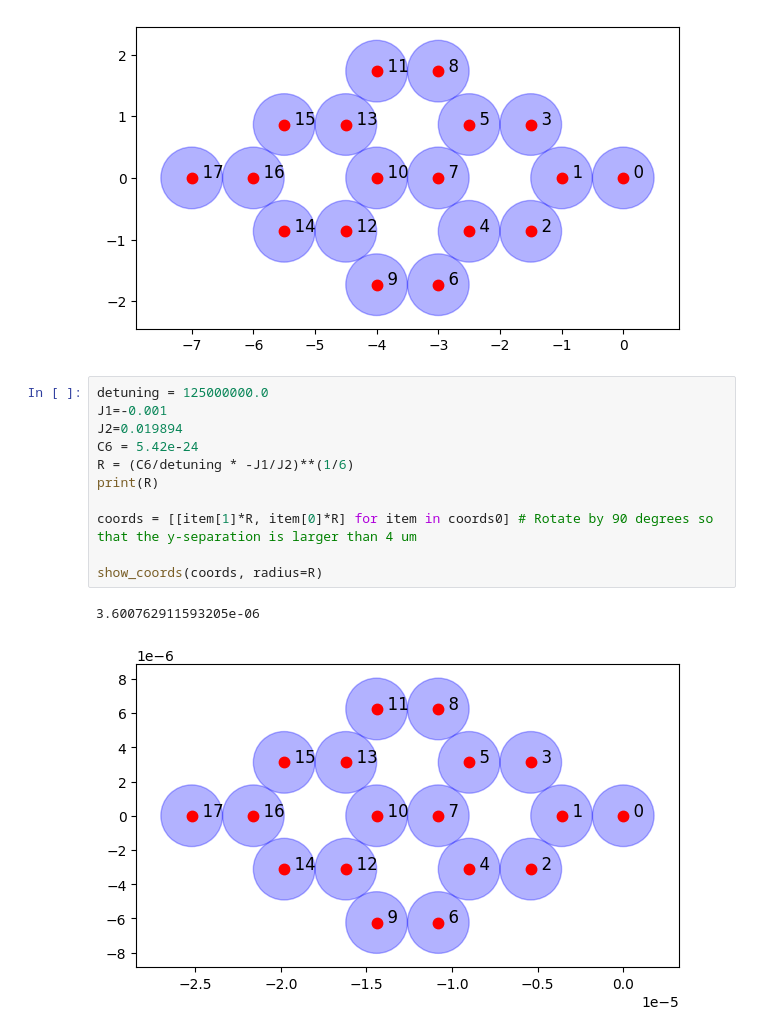
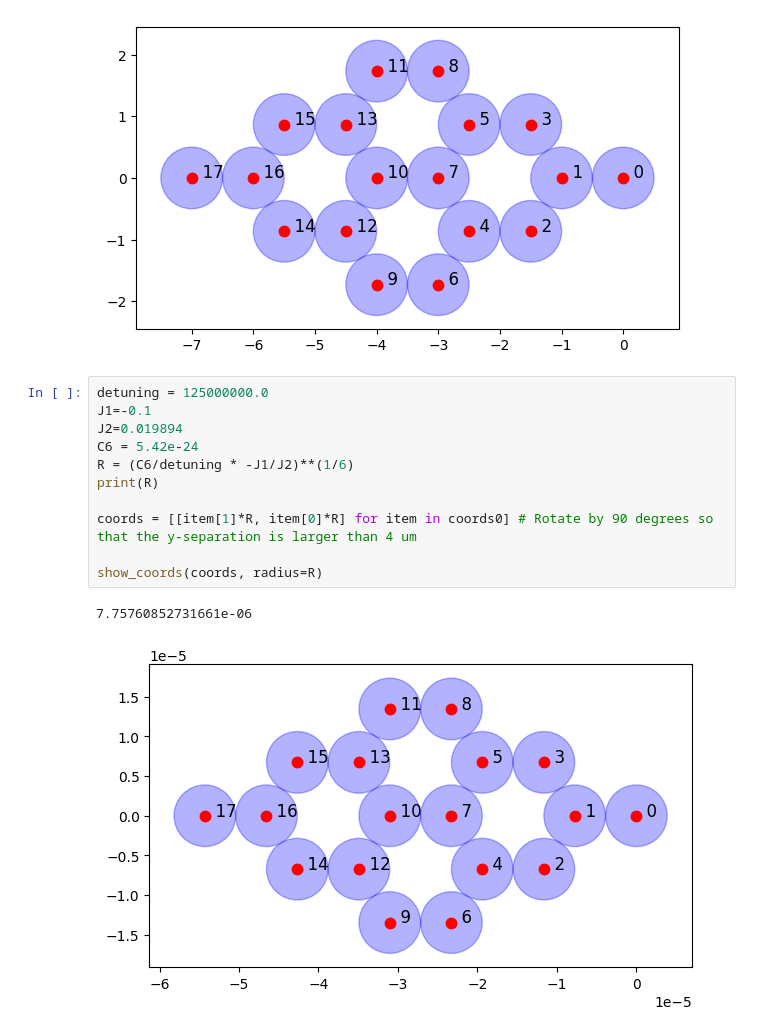
Before and after one commit to cmc-ucl/rydberg_atoms, a Jupyter notebook: 4_QUBO_open_geometry_positive_coefficients_only_NN_only_one_R_adiabatic_program.ipynb, the cells around one changed output. Saved outputs shown, nothing was run; the diff lists cells and outputs as text.

```diff
--- a/4_QUBO_open_geometry_positive_coefficients_only_NN_only_one_R_adiabatic_program.ipynb
+++ b/4_QUBO_open_geometry_positive_coefficients_only_NN_only_one_R_adiabatic_program.ipynb
@@ -189,15 +276,15 @@ show_coords(coords)
 [figure]
 # %%
 detuning = 125000000.0
-J1=-0.001
+J1=-0.1
 J2=0.019894
 C6 = 5.42e-24
 R = (C6/detuning * -J1/J2)**(1/6)
 print(R)
 
 coords = [[item[1]*R, item[0]*R] for item in coords0] # Rotate by 90 degrees so that the y-separation is larger than 4 um
 
 show_coords(coords, radius=R)
 # %% [output]
-3.600762911593205e-06
+7.75760852731661e-06
-[figure, old version]
+[figure, new version]
```
Also changed, not shown: parts of 9 cells of this notebook.
